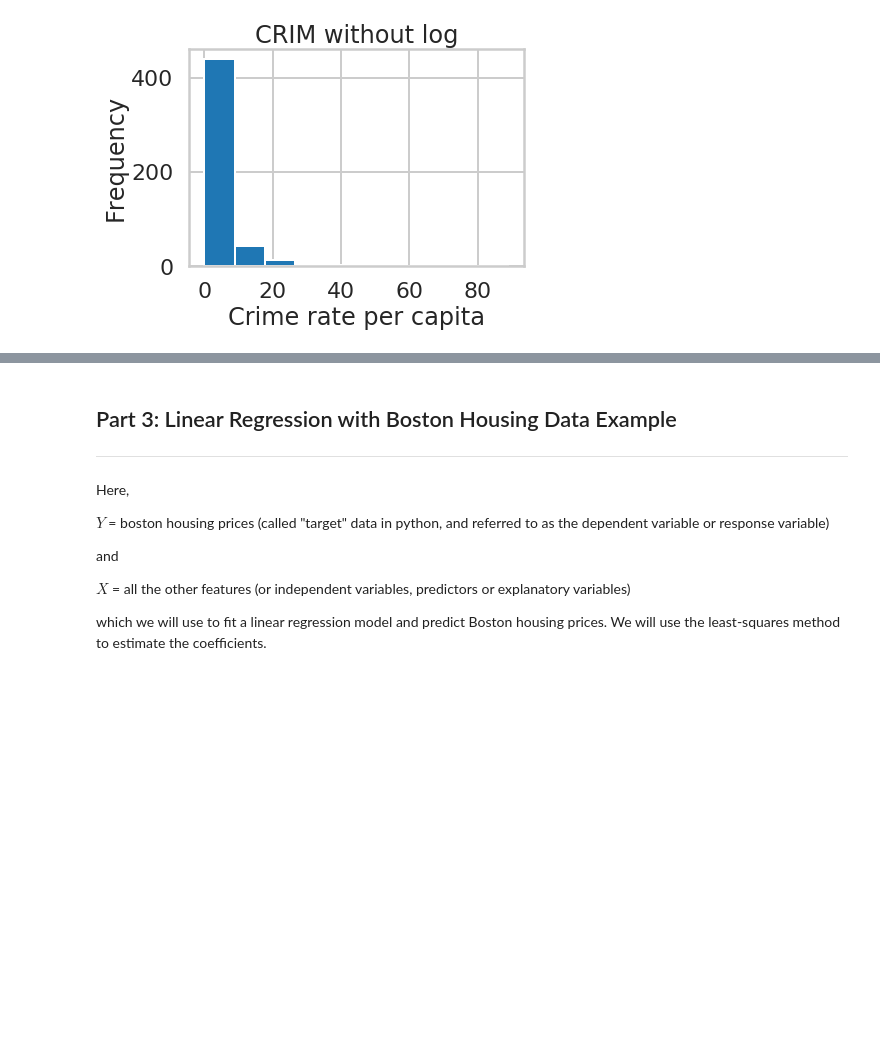
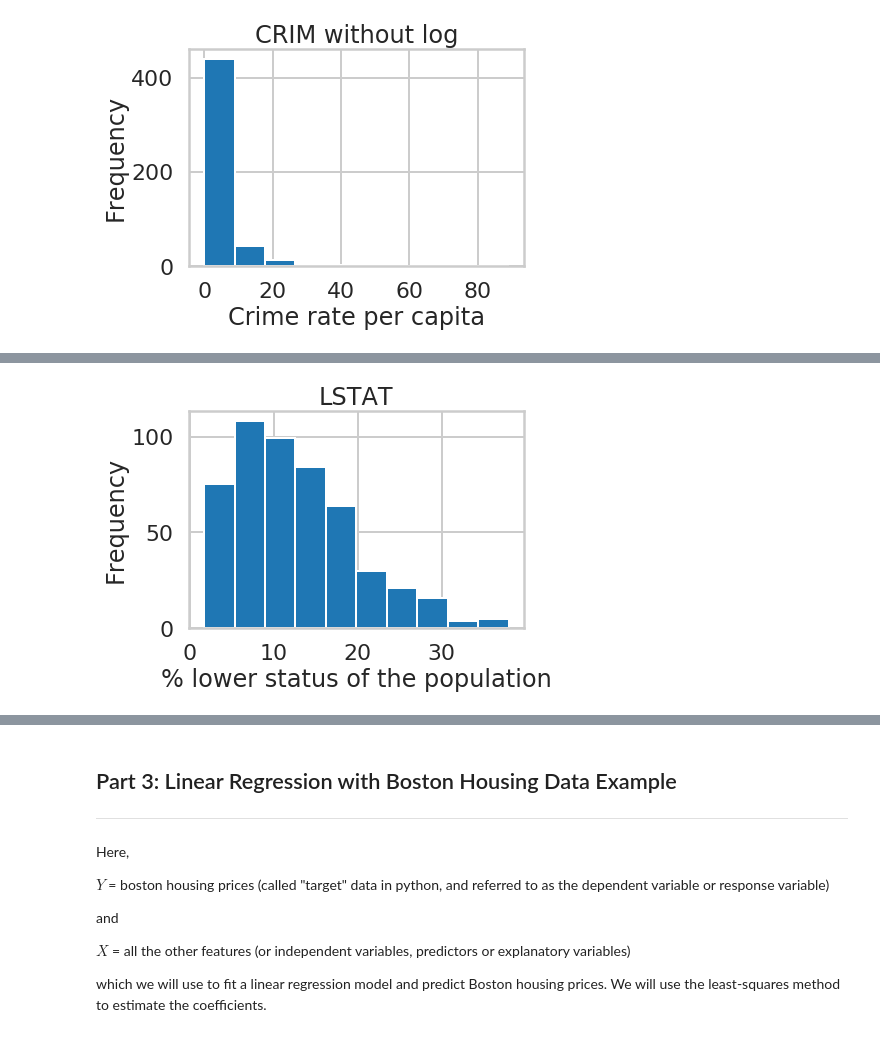
Before and after one commit to aliborji/springboard-mini-projects, a Jupyter notebook: linear_regression/Mini_Project_Linear_Regression.ipynb, the cells around one changed output, grey strips where cells are left out. Saved outputs shown, nothing was run; the diff lists cells and outputs as text; code cells hidden in the pictures; blank space fills up the shorter version.

```diff
--- a/linear_regression/Mini_Project_Linear_Regression.ipynb
+++ b/linear_regression/Mini_Project_Linear_Regression.ipynb
@@ -380,0 +386,8 @@ plt.show()
+# %%
+plt.hist(bos.LSTAT)
+plt.title("LSTAT")
+plt.xlabel("% lower status of the population")
+plt.ylabel("Frequency")
+plt.show()
+# %% [output]
+[figure, added]
```
Also changed, not shown: parts of 13 cells of this notebook.
